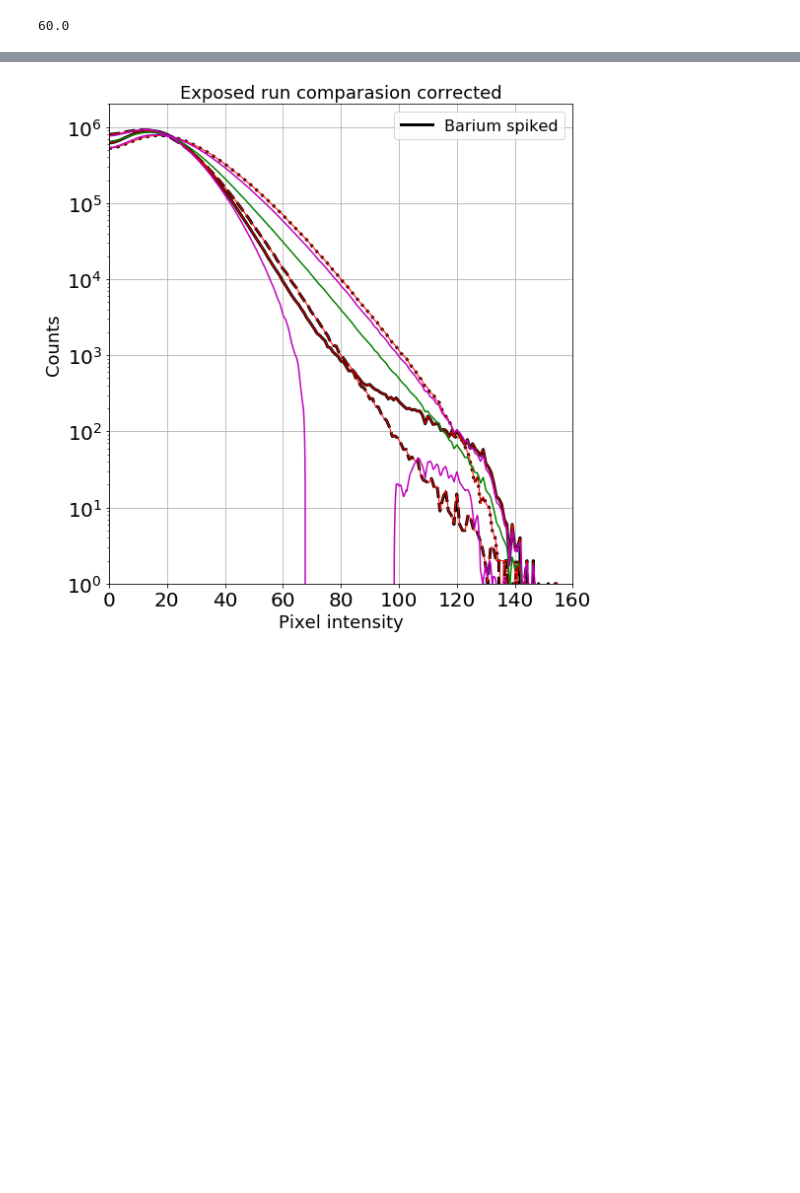
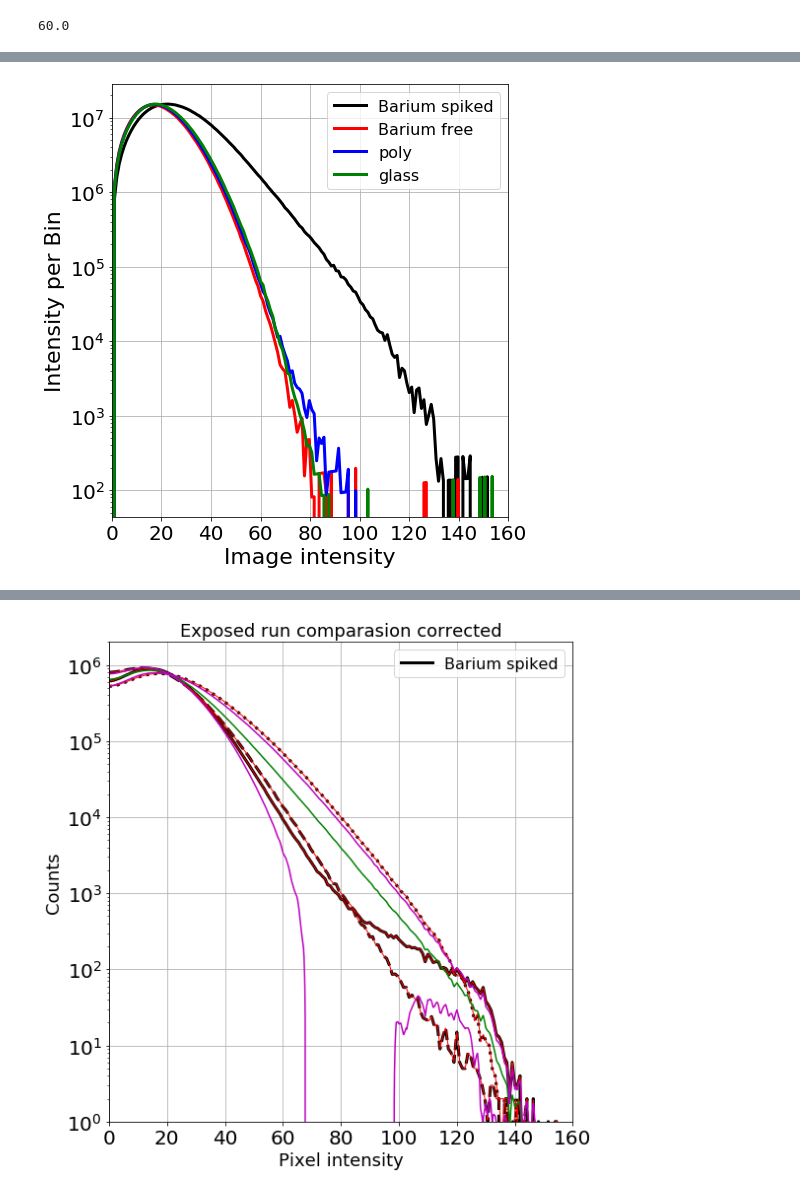
Before and after one commit to AustinMcDonald/slide-comp, a Jupyter notebook: Monos-hists-V5.ipynb, the cells around one changed output, grey strips where cells are left out. Cells and saved outputs as stored; diff of their text form; code cells hidden in the pictures; blank space fills up the shorter version.

```diff
--- a/Monos-hists-V5.ipynb
+++ b/Monos-hists-V5.ipynb
@@ -260,0 +316,27 @@ plt.show()
+# %%
+
+## shiffting for the glass systematic
+plt.figure(figsize=(7,7))
+
+fnd = find_nearest(glaE20, 1000)
+fct = 60/(np.where(glaE20 == fnd)[0][0])
+XX  = bincenters*fct
+plt.plot(XX,ybaE20*XX ,color='k',label="Barium spiked",lw=3)
+plt.plot(XX,nbaE20*XX ,color='r',label="Barium free",lw=3)
+plt.plot(XX,polE20*XX ,color='b',label="poly",lw=3)
+plt.plot(XX,glaE20*XX ,color='g',label="glass",lw=3)
+
+plt.legend(loc='upper right',fontsize=16)
+plt.xlabel('Image intensity',fontsize = 22)
+plt.ylabel('Intensity per Bin',fontsize = 22)
+plt.xticks(fontsize = 20)
+plt.yticks(fontsize = 20)
+plt.xlim(0,160)
+plt.semilogy()
+plt.grid(True)
+plt.tight_layout()
+
+#plt.savefig('BaComp-one.png',dpi=400)
+plt.show()
+# %% [output]
+[figure, added]
```
Also changed, not shown: parts of 8 cells of this notebook, 16 other files.
